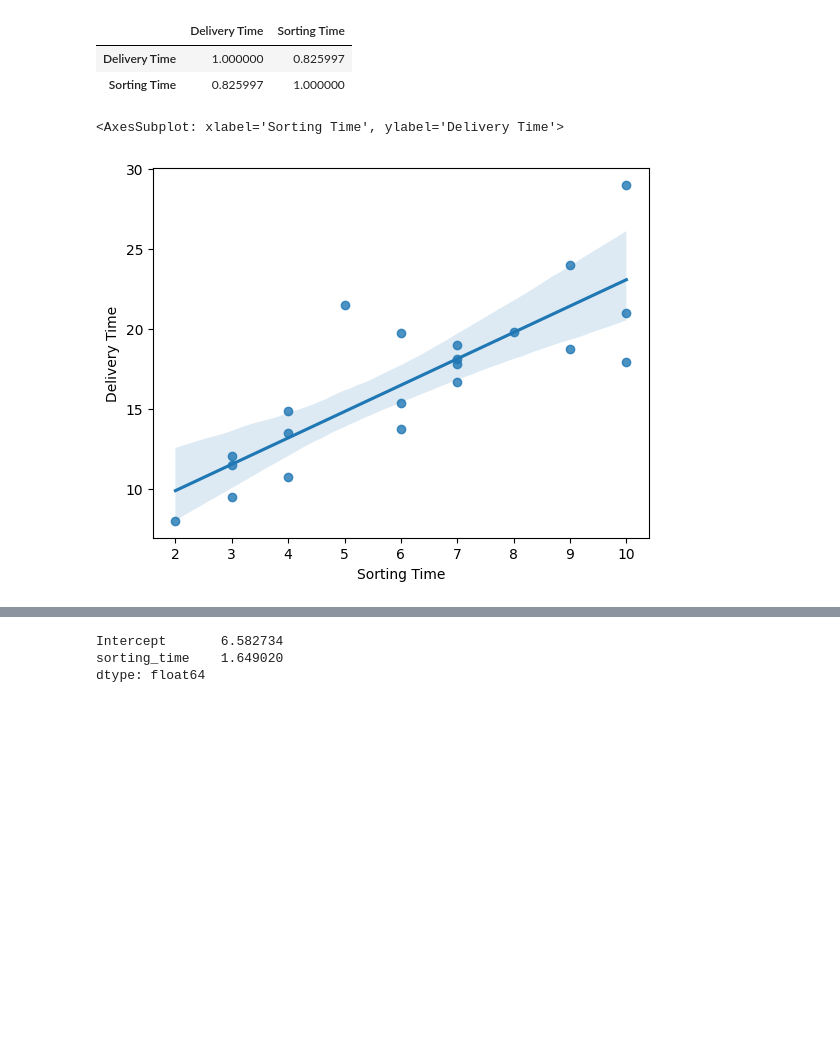
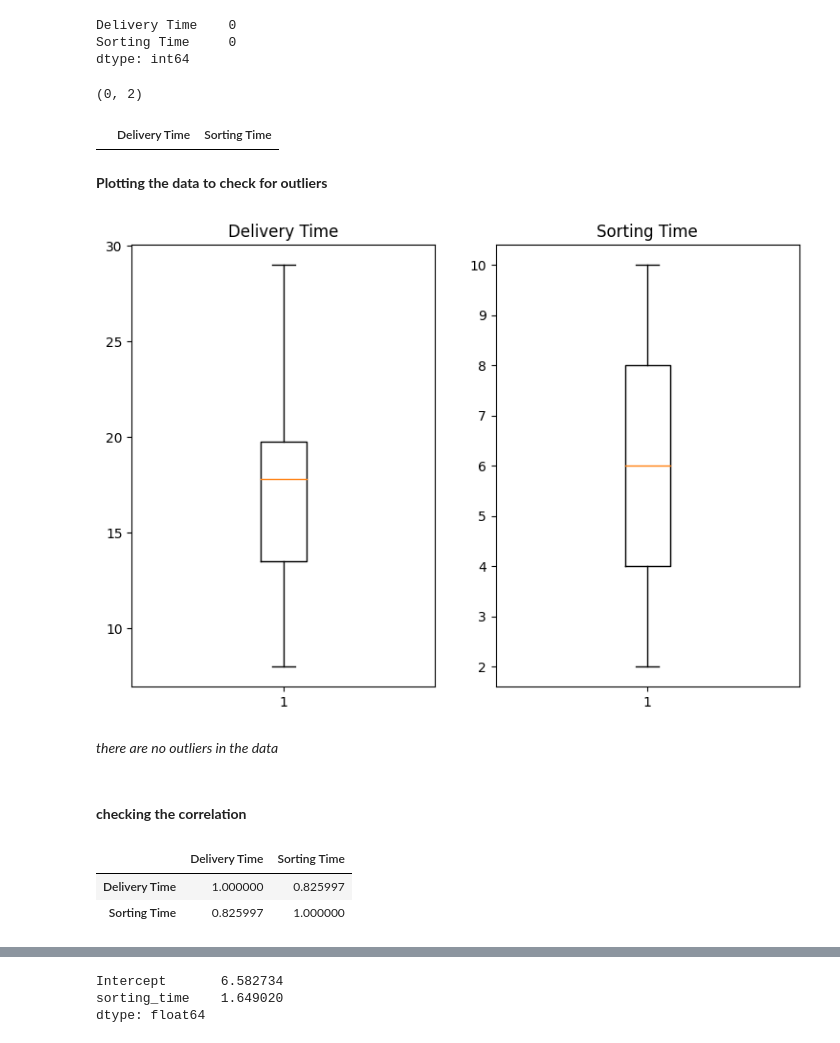
Before and after one commit to KunalDoshi-Code/Data_Science_Assignments, a Jupyter notebook: Assignments/4. Simple Linear Regression/Delivery Time/simple-linear-regression-delivery-time.ipynb, the cells around one changed output, grey strips where cells are left out. Saved outputs shown, nothing was run; the diff lists cells and outputs as text; code cells hidden in the pictures; blank space fills up the shorter version.

```diff
--- a/Assignments/4. Simple Linear Regression/Delivery Time/simple-linear-regression-delivery-time.ipynb
+++ b/Assignments/4. Simple Linear Regression/Delivery Time/simple-linear-regression-delivery-time.ipynb
@@ -3,10 +1,9 @@
 # %%
 import pandas as pd
 import numpy as np
+import scipy.stats as stats
 import matplotlib.pyplot as plt
+plt.rcParams["figure.figsize"] = (16, 9)
 import seaborn as sns
-import statsmodels.formula.api as smf
-
-
-# Loading the delivery_time dataset
-df = pd.read_csv('/kaggle/input/delivery-timecsv/delivery_time.csv')
+import statsmodels.api as smf
+import statsmodels.formula.api as sm
@@ -49,11 +81,37 @@ sns.histplot(df['Sorting Time'])
+# %%
+df.isnull().sum()
+# %% [output]
+Delivery Time    0
+Sorting Time     0
+dtype: int64
+# %%
+df[df.duplicated()].shape
+# %% [output]
+(0, 2)
+# %%
+df[df.duplicated()]
+# %% [output]
+|  | Delivery Time | Sorting Time |
+# %% [markdown]
+**Plotting the data to check for outliers**
+# %%
+plt.subplots(figsize = (9,6))
+plt.subplot(121)
+plt.boxplot(df['Delivery Time'])
+plt.title('Delivery Time')
+plt.subplot(122)
+plt.boxplot(df['Sorting Time'])
+plt.title('Sorting Time')
+plt.show()
+# %% [output]
+[figure, added]
+# %% [markdown]
+*there are no outliers in the data*
+# %% [markdown]
+#### **checking the correlation**
 # %%
 df.corr()
 # %% [output]
 |  | Delivery Time | Sorting Time |
 | Delivery Time | 1.000000 | 0.825997 |
 | Sorting Time | 0.825997 | 1.000000 |
-# %%
-sns.regplot(x=df['Sorting Time'],y=df['Delivery Time'])
-# %% [output]
-<AxesSubplot: xlabel='Sorting Time', ylabel='Delivery Time'>
-[figure, removed]
```
Also changed, not shown: parts of 78 cells of this notebook.
